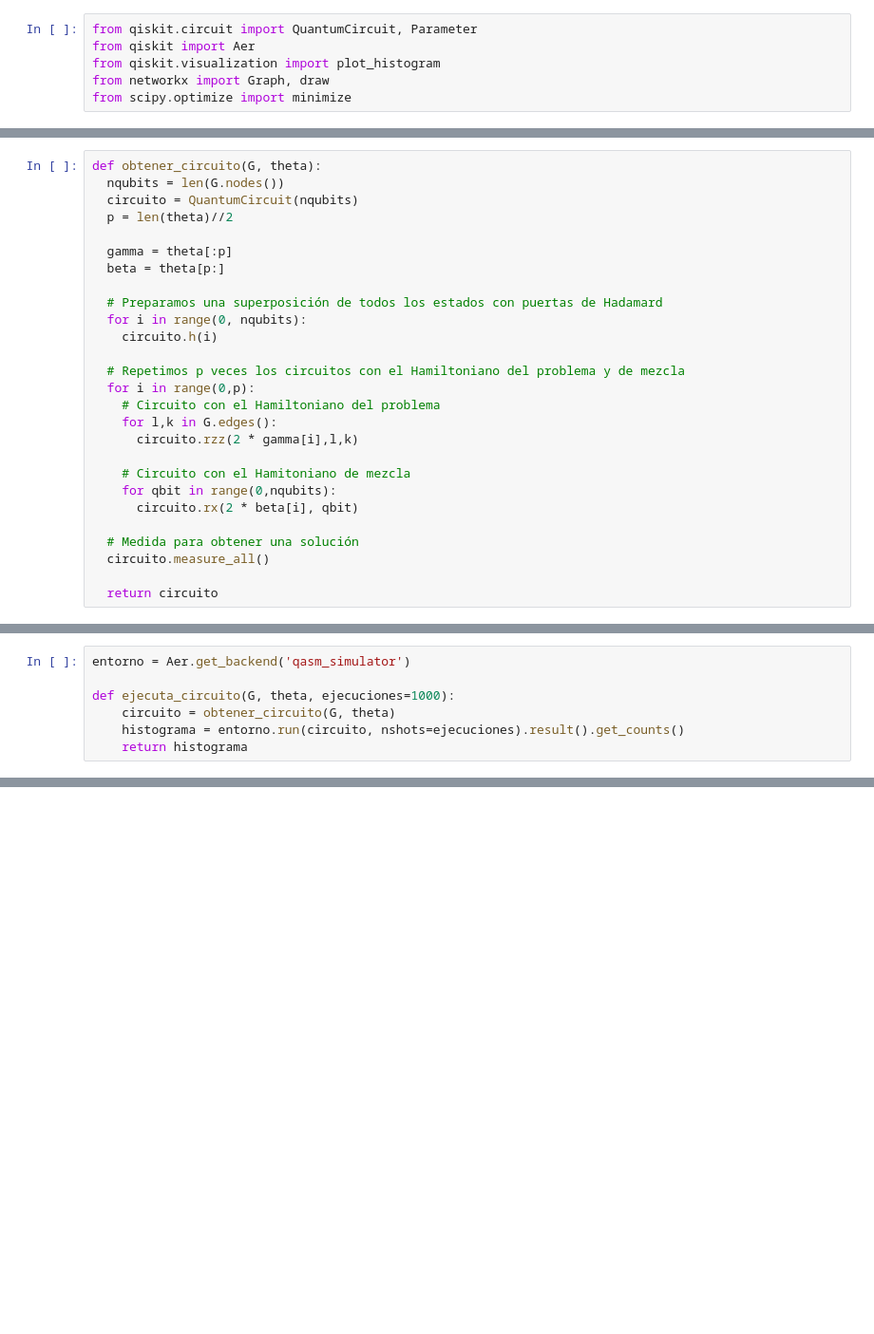
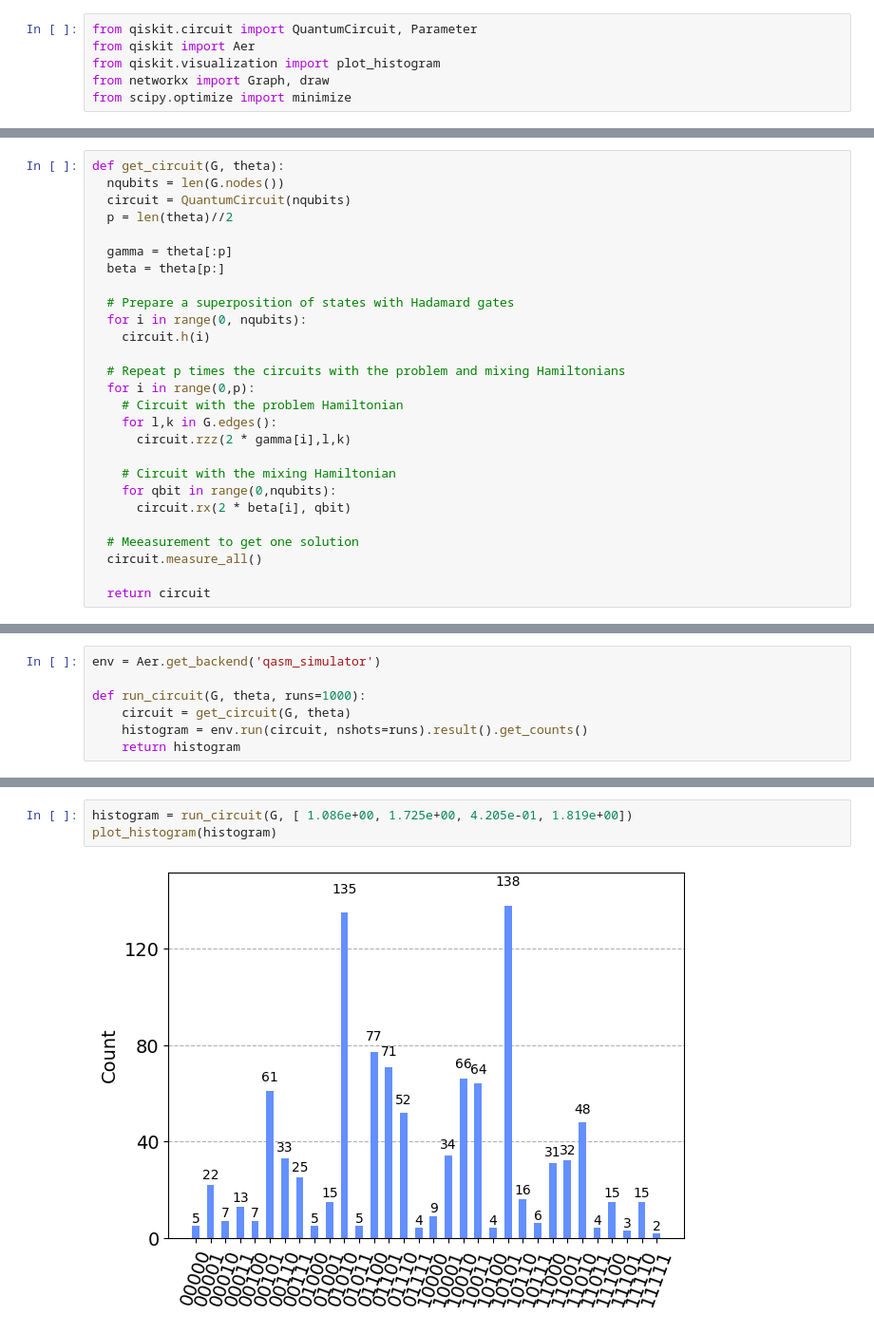
Before and after one commit to amoraglio/quantum-optimization-tutorial, a Jupyter notebook: QAOA.ipynb, the cells around one changed output, grey strips where cells are left out. Shown: that part at 95% size. Saved outputs shown, nothing was run; the diff lists cells and outputs as text; blank space fills up the shorter version.

```diff
--- a/QAOA.ipynb
+++ b/QAOA.ipynb
@@ -31,27 +31,27 @@ Vamos a construir el circuito a partir del grafo y un vector que contiene los pa
 # %%
-def obtener_circuito(G, theta):
+def get_circuit(G, theta):
   nqubits = len(G.nodes())
-  circuito = QuantumCircuit(nqubits)
+  circuit = QuantumCircuit(nqubits)
   p = len(theta)//2
 
   gamma = theta[:p]
   beta = theta[p:]
 
-  # Preparamos una superposición de todos los estados con puertas de Hadamard
+  # Prepare a superposition of states with Hadamard gates
   for i in range(0, nqubits):
-    circuito.h(i)
+    circuit.h(i)
 
-  # Repetimos p veces los circuitos con el Hamiltoniano del problema y de mezcla
+  # Repeat p times the circuits with the problem and mixing Hamiltonians
   for i in range(0,p):
-    # Circuito con el Hamiltoniano del problema
+    # Circuit with the problem Hamiltonian
     for l,k in G.edges():
-      circuito.rzz(2 * gamma[i],l,k)
+      circuit.rzz(2 * gamma[i],l,k)
 
-    # Circuito con el Hamitoniano de mezcla
+    # Circuit with the mixing Hamiltonian
     for qbit in range(0,nqubits):
-      circuito.rx(2 * beta[i], qbit)
+      circuit.rx(2 * beta[i], qbit)
 
-  # Medida para obtener una solución
-  circuito.measure_all()
+  # Meeasurement to get one solution
+  circuit.measure_all()
 
-  return circuito
+  return circuit
@@ -60,7 +60,7 @@ Una vez que tenemos el circuito, vamos a preparar la función objetivo que va a
 # %%
-entorno = Aer.get_backend('qasm_simulator')
+env = Aer.get_backend('qasm_simulator')
 
-def ejecuta_circuito(G, theta, ejecuciones=1000):
-    circuito = obtener_circuito(G, theta)
-    histograma = entorno.run(circuito, nshots=ejecuciones).result().get_counts()
-    return histograma
+def run_circuit(G, theta, runs=1000):
+    circuit = get_circuit(G, theta)
+    histogram = env.run(circuit, nshots=runs).result().get_counts()
+    return histogram
@@ -125,0 +121,5 @@ plot_histogram(histograma)
+# %%
+histogram = run_circuit(G, [ 1.086e+00, 1.725e+00, 4.205e-01, 1.819e+00])
+plot_histogram(histogram)
+# %% [output]
+[figure, added]
```
Also changed, not shown: parts of 22 cells of this notebook.
